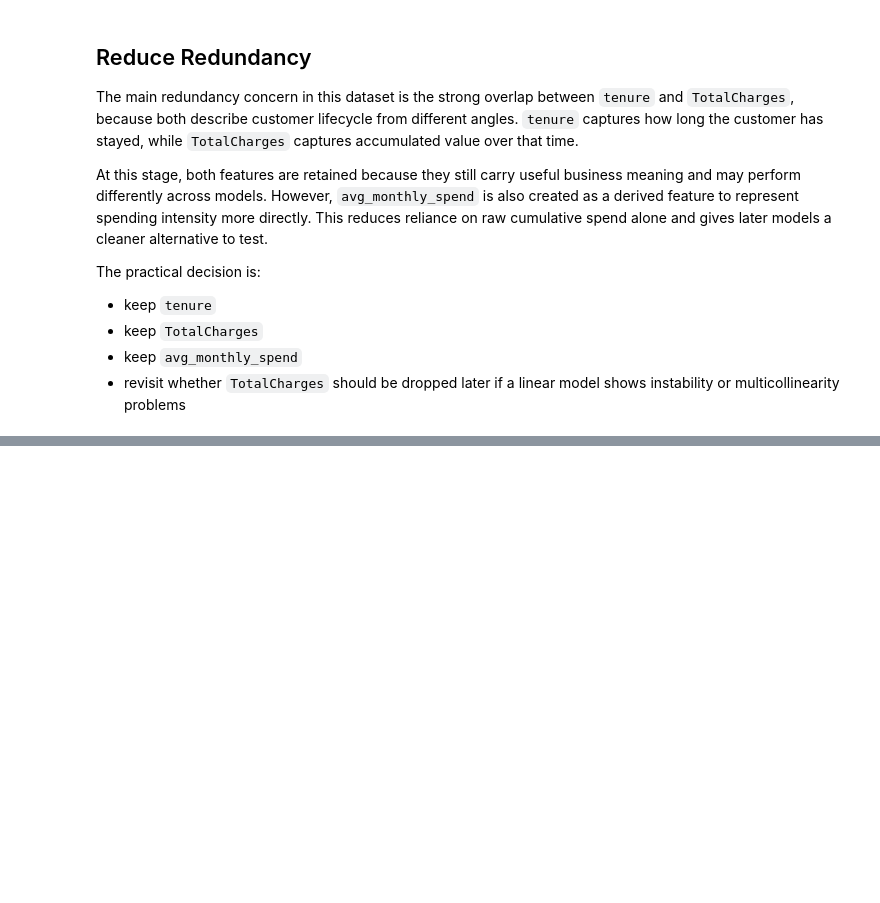
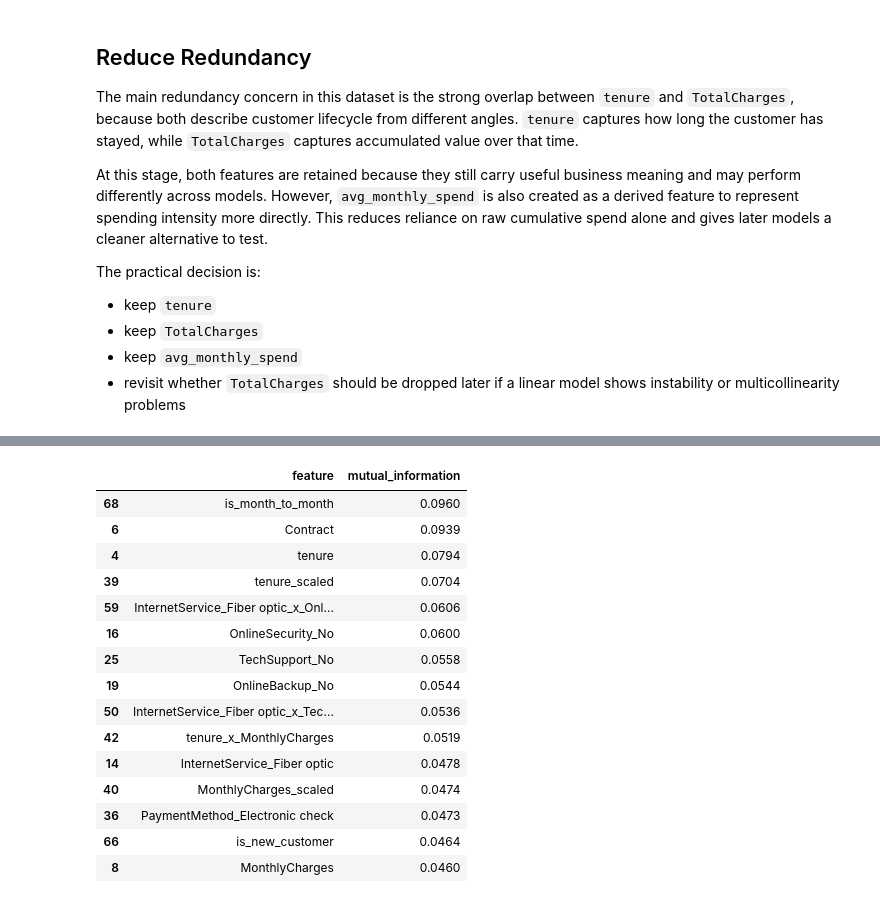
Before and after one commit to mmubashir95/Telco-Customer-Churn, a Jupyter notebook: notebooks/09_feature_engineering.ipynb, the cells around one changed output, grey strips where cells are left out. Drawn from its saved outputs; the diff is of its cells as text; code cells hidden in the pictures; blank space fills up the shorter version.

```diff
--- a/notebooks/09_feature_engineering.ipynb
+++ b/notebooks/09_feature_engineering.ipynb
@@ -448,0 +532,26 @@ The practical decision is:
+# %%
+mutual_info_scores = mutual_info_classif(X, y, random_state=42)
+mutual_info_rank_df = pd.DataFrame(
+    {
+        "feature": X.columns,
+        "mutual_information": np.round(mutual_info_scores, 4),
+    }
+).sort_values("mutual_information", ascending=False)
+display(mutual_info_rank_df.head(15))
+# %% [output]
+|  | feature | mutual_information |
+| 68 | is_month_to_month | 0.0960 |
+| 6 | Contract | 0.0939 |
+| 4 | tenure | 0.0794 |
+| 39 | tenure_scaled | 0.0704 |
+| 59 | InternetService_Fiber optic_x_Onl... | 0.0606 |
+| 16 | OnlineSecurity_No | 0.0600 |
+| 25 | TechSupport_No | 0.0558 |
+| 19 | OnlineBackup_No | 0.0544 |
+| 50 | InternetService_Fiber optic_x_Tec... | 0.0536 |
+| 42 | tenure_x_MonthlyCharges | 0.0519 |
+| 14 | InternetService_Fiber optic | 0.0478 |
+| 40 | MonthlyCharges_scaled | 0.0474 |
+| 36 | PaymentMethod_Electronic check | 0.0473 |
+| 66 | is_new_customer | 0.0464 |
+| 8 | MonthlyCharges | 0.0460 |
```
Also changed, not shown: parts of 8 cells of this notebook.
